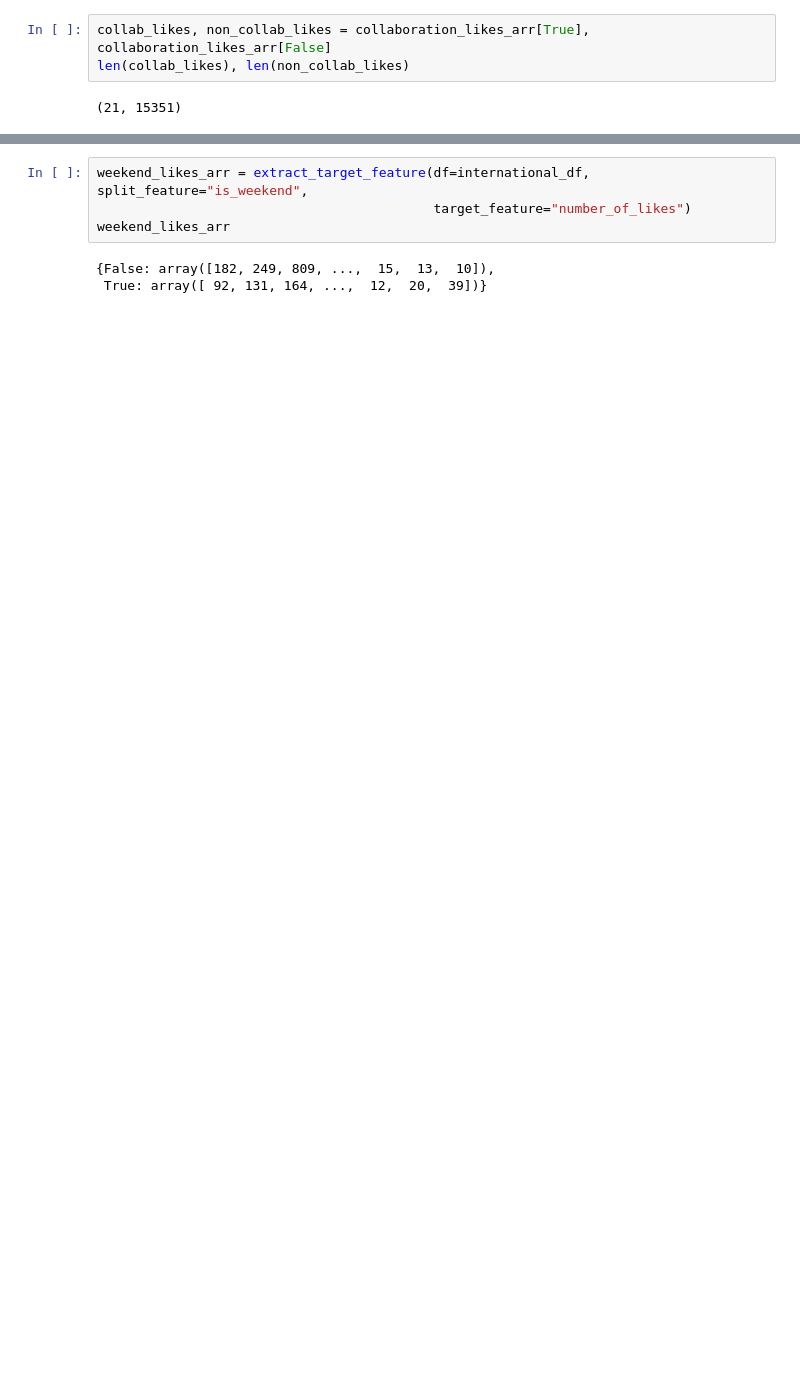
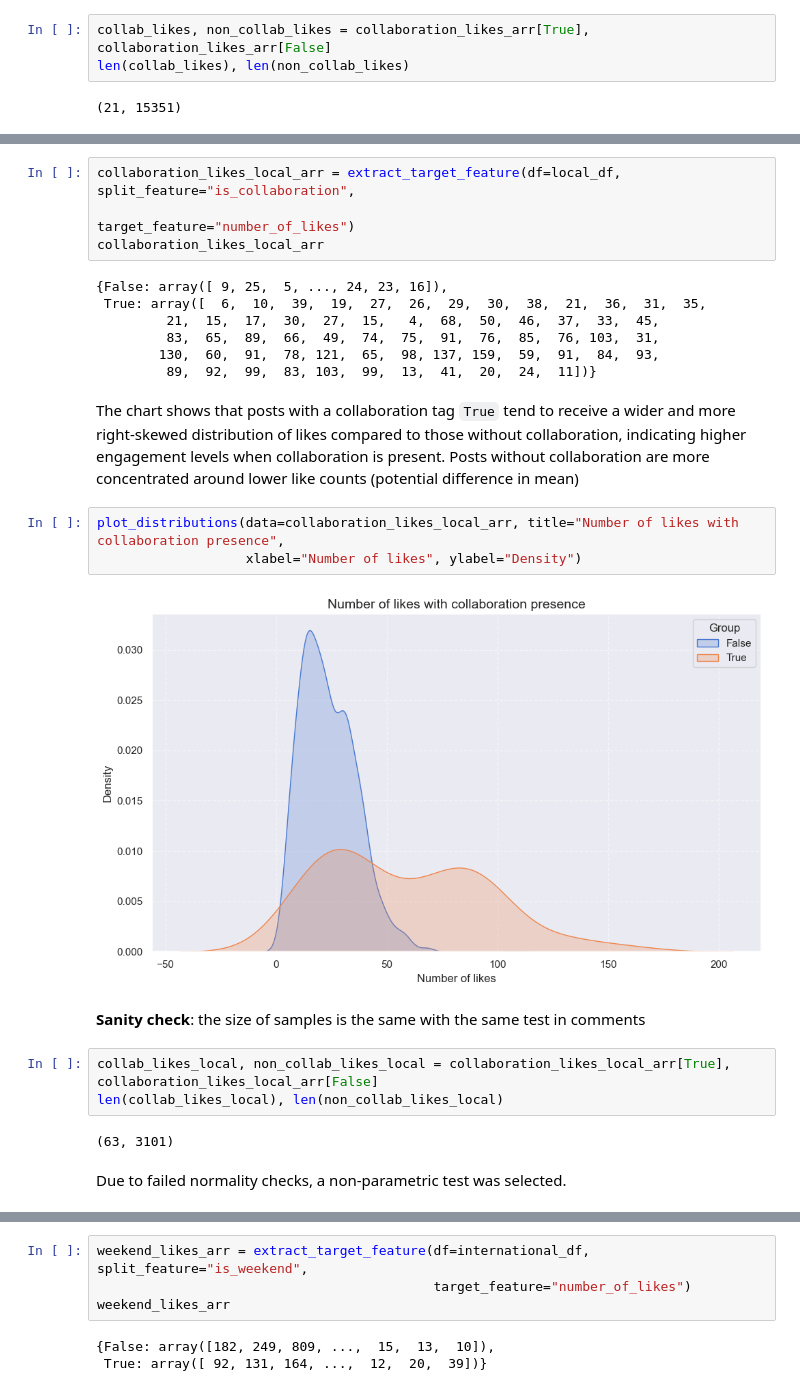
Before and after one commit to semwett0301/dms-hypothesis-testing, a Jupyter notebook: final_analysis.ipynb, the cells around one changed output, grey strips where cells are left out. Saved outputs shown, nothing was run; the diff lists cells and outputs as text; blank space fills up the shorter version.

Commit message:
feat: finish to write conclusions for likes hypothesises

```diff
--- a/final_analysis.ipynb
+++ b/final_analysis.ipynb
@@ -1839,0 +1855,27 @@ H0 was not rejected
+# %%
+collaboration_likes_local_arr = extract_target_feature(df=local_df, split_feature="is_collaboration",
+                                                       target_feature="number_of_likes")
+collaboration_likes_local_arr
+# %% [output]
+{False: array([ 9, 25,  5, ..., 24, 23, 16]),
+ True: array([  6,  10,  39,  19,  27,  26,  29,  30,  38,  21,  36,  31,  35,
+         21,  15,  17,  30,  27,  15,   4,  68,  50,  46,  37,  33,  45,
+         83,  65,  89,  66,  49,  74,  75,  91,  76,  85,  76, 103,  31,
+        130,  60,  91,  78, 121,  65,  98, 137, 159,  59,  91,  84,  93,
+         89,  92,  99,  83, 103,  99,  13,  41,  20,  24,  11])}
+# %% [markdown]
+The chart shows that posts with a collaboration tag `True` tend to receive a wider and more right-skewed distribution of likes compared to those without collaboration, indicating higher engagement levels when collaboration is present. Posts without collaboration are more concentrated around lower like counts (potential difference in mean)
+# %%
+plot_distributions(data=collaboration_likes_local_arr, title="Number of likes with collaboration presence",
+                   xlabel="Number of likes", ylabel="Density")
+# %% [output]
+[figure, added]
+# %% [markdown]
+**Sanity check**: the size of samples is the same with the same test in comments
+# %%
+collab_likes_local, non_collab_likes_local = collaboration_likes_local_arr[True], collaboration_likes_local_arr[False]
+len(collab_likes_local), len(non_collab_likes_local)
+# %% [output]
+(63, 3101)
+# %% [markdown]
+Due to failed normality checks, a non-parametric test was selected.
```
Also changed, not shown: parts of 169 cells of this notebook, 5 other files.
